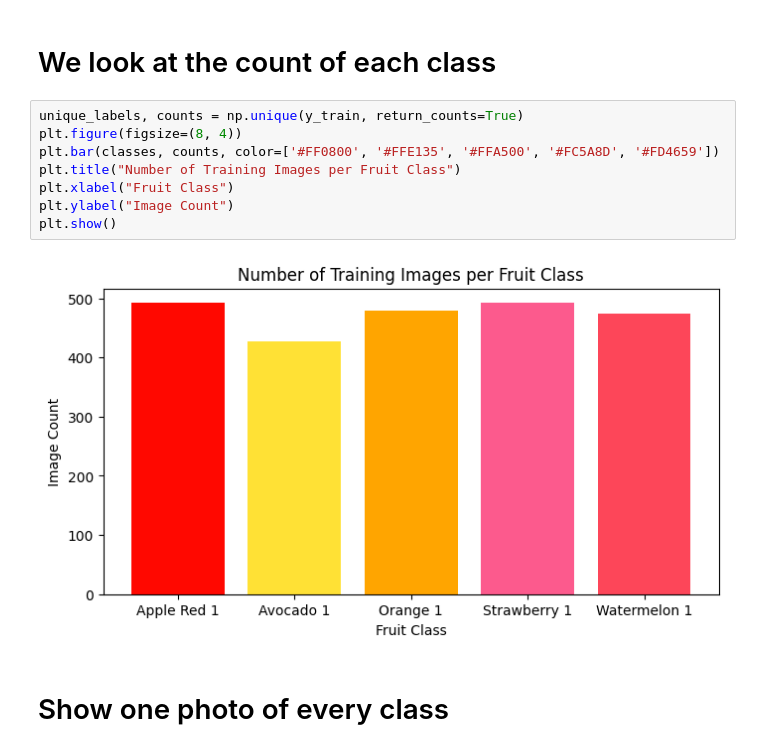
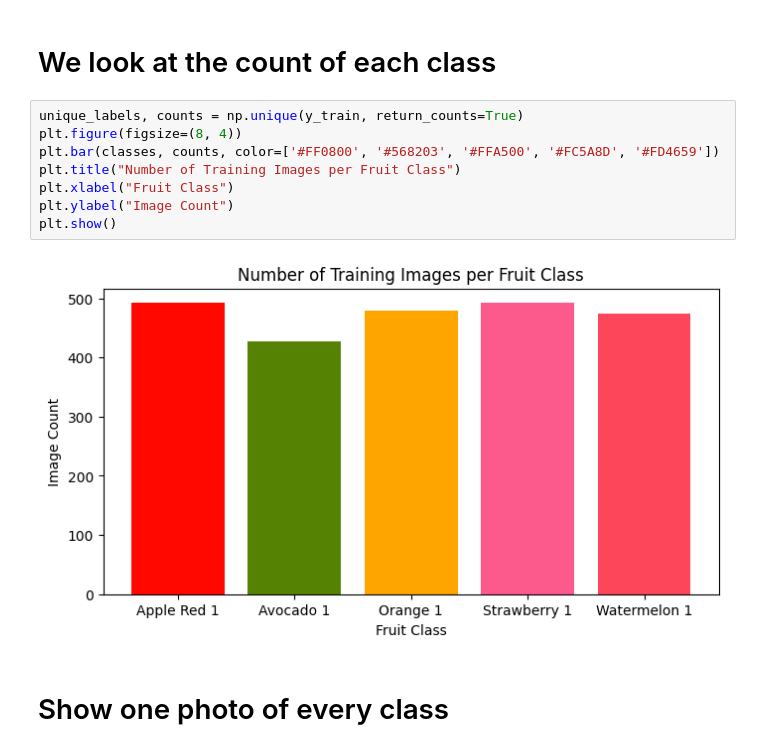
Before and after one commit to momen5406/ml-project, a Jupyter notebook: part_b_image/notebooks/image.ipynb, the cells around one changed output. Saved outputs shown, nothing was run; the diff lists cells and outputs as text.

```diff
--- a/part_b_image/notebooks/image.ipynb
+++ b/part_b_image/notebooks/image.ipynb
@@ -64,13 +62,13 @@ y_test shape: (788,)
 # %%
 unique_labels, counts = np.unique(y_train, return_counts=True)
 plt.figure(figsize=(8, 4))
-plt.bar(classes, counts, color=['#FF0800', '#FFE135', '#FFA500', '#FC5A8D', '#FD4659'])
+plt.bar(classes, counts, color=['#FF0800', '#568203', '#FFA500', '#FC5A8D', '#FD4659'])
 plt.title("Number of Training Images per Fruit Class")
 plt.xlabel("Fruit Class")
 plt.ylabel("Image Count")
 plt.show()
 # %% [output]
-[figure, old version]
+[figure, new version]
 # %% [markdown]
 # Show one photo of every class
 # %%
```
Also changed, not shown: parts of 11 cells of this notebook.
